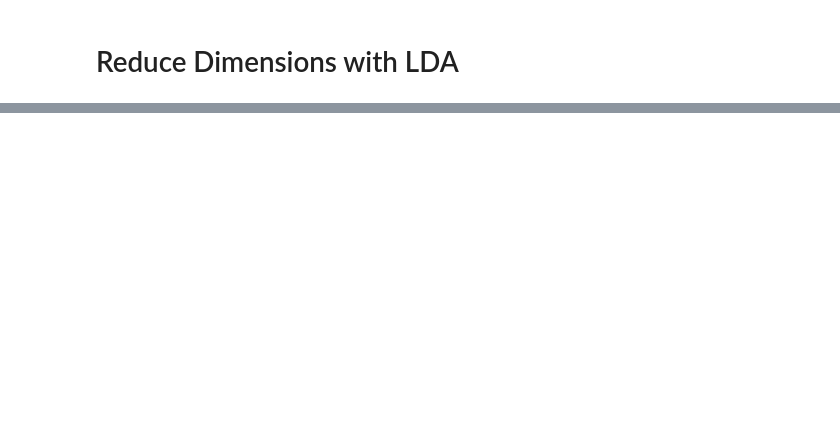
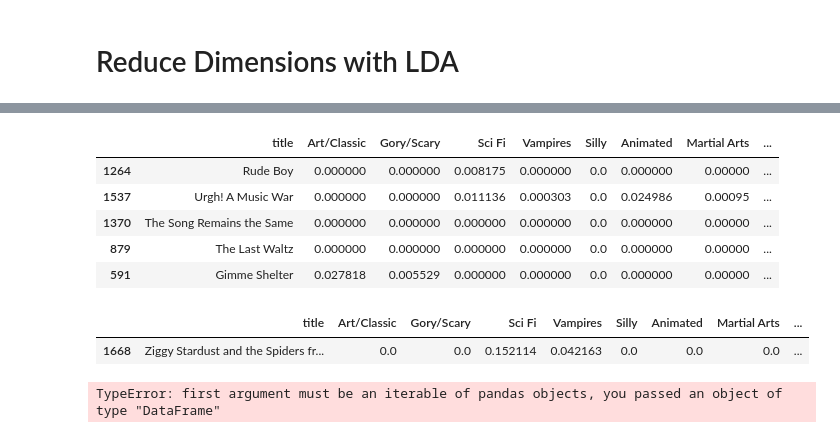
Before and after one commit to ehillenbrand4541/ProjectFinal, a Jupyter notebook: 04_Project05_vectorize_and_reduce_dimensions.ipynb, the cells around one changed output, grey strips where cells are left out. Drawn from its saved outputs; the diff is of its cells as text; code cells hidden in the pictures; blank space fills up the shorter version.

```diff
--- a/04_Project05_vectorize_and_reduce_dimensions.ipynb
+++ b/04_Project05_vectorize_and_reduce_dimensions.ipynb
@@ -284,0 +526,15 @@ reviews_sparse_matrix_lda, reviews_feature_names_lda = vectorize_tfidf(reviews,
+# %%
+def recommender(movie):
+    print("Movies most similar to '{}':".format(movie))
+    movie_mask = df_topics['title']== movie
+    movie_sim = cosine_similarity(reviews_nmf_df[~movie_mask],reviews_nmf_df[movie_mask])
+    movie_sim_df = pd.concat([df_all['title'],pd.DataFrame(movie_sim)], axis=1)
+    movie_sim_df.rename(columns={'title':'title', 0:'similarity'}, inplace=True)
+    return movie_sim_df.sort_values(by='similarity',ascending=False).head(5)
+# %%
+sample_movie = "Ziggy Stardust and the Spiders from Mars"
+sample_movie_2 = "The Princess Bride"
+sample_movie_3 = "Shaun of the Dead"
+# %%
+movie_sim_df = recommender(sample_movie)
+movie_sim_df
@@ -284,0 +549,18 @@ reviews_sparse_matrix_lda, reviews_feature_names_lda = vectorize_tfidf(reviews,
+# %%
+df_topics.iloc[movie_sim_df.index]
+# %% [output]
+|  | title | Art/Classic | Gory/Scary | Sci Fi | Vampires | Silly | Animated | Martial Arts | ... |
+| 1264 | Rude Boy | 0.000000 | 0.000000 | 0.008175 | 0.000000 | 0.0 | 0.000000 | 0.00000 | ... |
+| 1537 | Urgh! A Music War | 0.000000 | 0.000000 | 0.011136 | 0.000303 | 0.0 | 0.024986 | 0.00095 | ... |
+| 1370 | The Song Remains the Same | 0.000000 | 0.000000 | 0.000000 | 0.000000 | 0.0 | 0.000000 | 0.00000 | ... |
+| 879 | The Last Waltz | 0.000000 | 0.000000 | 0.000000 | 0.000000 | 0.0 | 0.000000 | 0.00000 | ... |
+| 591 | Gimme Shelter | 0.027818 | 0.005529 | 0.000000 | 0.000000 | 0.0 | 0.000000 | 0.00000 | ... |
+# %%
+df_topics[df_topics['title']==sample_movie]
+# %% [output]
+|  | title | Art/Classic | Gory/Scary | Sci Fi | Vampires | Silly | Animated | Martial Arts | ... |
+| 1668 | Ziggy Stardust and the Spiders fr... | 0.0 | 0.0 | 0.152114 | 0.042163 | 0.0 | 0.0 | 0.0 | ... |
+# %%
+pd.concat(df_topics[df_topics['title']==sample_movie], movie_sim_df)
+# %% [output]
+TypeError: first argument must be an iterable of pandas objects, you passed an object of type "DataFrame"
```
Also changed, not shown: parts of 76 cells of this notebook, 1 other file.
